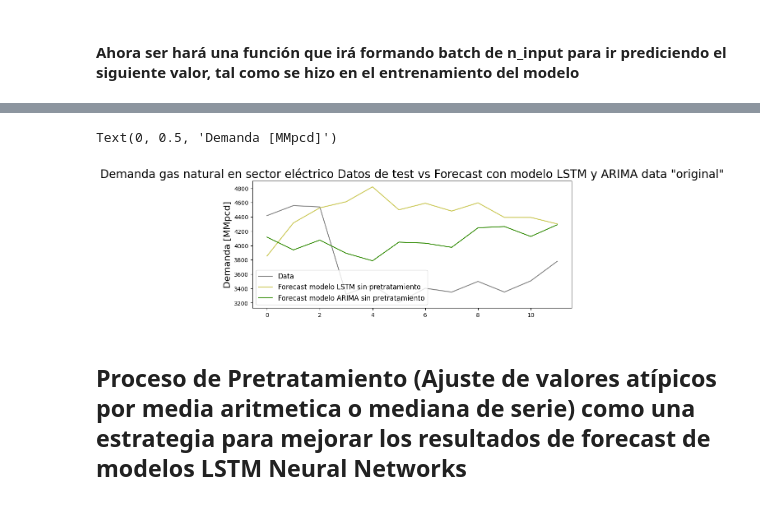
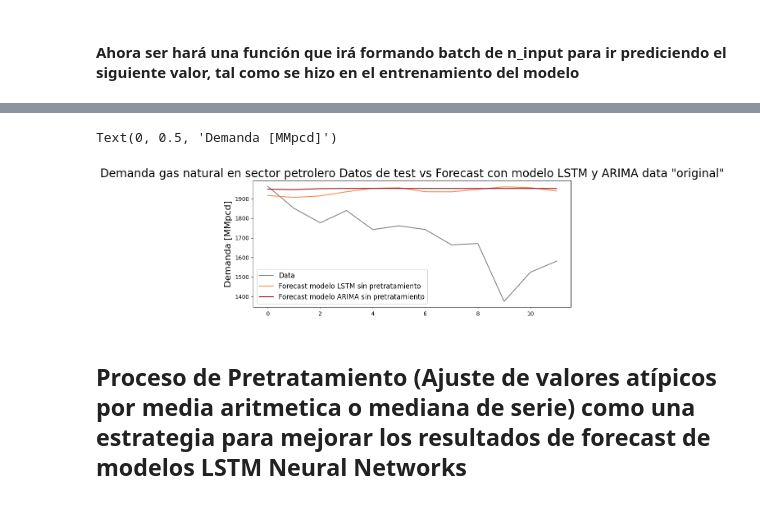
Before and after one commit to Sergio-Ibarra-1795/MIS_Tesis_GitHub, a Jupyter notebook: Demanda_petrolero_full_v1.ipynb, the cells around one changed output, grey strips where cells are left out. Cells and saved outputs as stored; diff of their text form; code cells hidden in the pictures.

```diff
--- a/Demanda_petrolero_full_v1.ipynb
+++ b/Demanda_petrolero_full_v1.ipynb
@@ -458,5 +410,5 @@ demanda_electrico_original_test_data[0]
 # %% [markdown]
 #### Ahora ser hará una función que irá formando batch de n_input para ir prediciendo el siguiente valor, tal como se hizo en el entrenamiento del modelo
 # %%
-n_input = 24
+n_input = 12
 n_features = 1
@@ -491,8 +421,13 @@ current_batch = first_eval_batch.reshape((1, n_input, n_features))
 for i in range(len(demanda_petrolero_original_test_data)):
 
     # get the prediction value for the first batch
-    current_pred = model_LSTM_petrolero.predict(current_batch)[0]
+    current_pred = model_LSTM_petrolero_original.predict(current_batch)[0]
 
+    print("Current_batch is:")
+    print(current_batch)
+    print("************************************************************************")
+    print("Current_pred is:")
+    print(current_pred)
     # append the prediction into the array
     test_predictions_model_LSTM_petrolero.append(current_pred)
 
@@ -561,13 +586,13 @@ RMSE: 983.8958170188765
 # %%
 ##Create the model
-model_ARIMA_electrico_original = ARIMA (demanda_electrico_original_train_data, order=(4,1,4))
+model_ARIMA_petrolero_original = ARIMA (demanda_petrolero_original_train_data, order=(4,1,1))
 
 ##Fit the model
 start = time()
-model_ARIMA_electrico_original_fit = model_ARIMA_electrico_original.fit()
+model_ARIMA_petrolero_original_fit = model_ARIMA_petrolero_original.fit()
 end = time()
 print('Model fitting time', end-start)
 
 ##Summary of the model
-print(model_ARIMA_electrico_original_fit.summary())
+print(model_ARIMA_petrolero_original_fit.summary())
 # %% [output]
@@ -590,10 +615,10 @@ Warnings:
 [1] Covariance matrix calculated using the outer product of gradients (complex-step).
 # %%
 ##get prediction start and end dates
-pred_model_ARIMA_electrico_start_date = demanda_electrico_original_test_data.index[0]
-pred_model_ARIMA_electrico_end_date = demanda_electrico_original_test_data.index[-1]
+pred_model_ARIMA_petrolero_start_date = demanda_petrolero_original_test_data.index[0]
+pred_model_ARIMA_petrolero_end_date = demanda_petrolero_original_test_data.index[-1]
 
 ##get the predictors and residuals
-predictions_model_ARIMA_electrico_original = model_ARIMA_electrico_original_fit.predict(start=pred_model_ARIMA_electrico_start_date, end= pred_model_ARIMA_electrico_end_date)
-predictions_model_ARIMA_electrico_original
+predictions_model_ARIMA_petrolero_original = model_ARIMA_petrolero_original_fit.predict(start=pred_model_ARIMA_petrolero_start_date, end= pred_model_ARIMA_petrolero_end_date)
+predictions_model_ARIMA_petrolero_original
 # %% [output]
@@ -628,16 +653,16 @@ test_predictions_model_LSTM_electrico
 # %%
 ##Ploting the predicitons vs the test_data
 plt.figure(figsize =(10,4))
-plt.plot(demanda_electrico_original_test_data['Demanded_Gas'].values, color='gray')
-plt.plot(test_predictions_model_LSTM_electrico, color='#CAC753')
-plt.plot(predictions_model_ARIMA_electrico_original.values, color='#368E0B')
+plt.plot(demanda_petrolero_original_test_data['Demanded_Gas'].values, color='gray')
+plt.plot(test_predictions_model_LSTM_petrolero, color='#F8873E')
+plt.plot(predictions_model_ARIMA_petrolero_original.values, color='#92071C')
 plt.legend(('Data', 'Forecast modelo LSTM sin pretratamiento', 'Forecast modelo ARIMA sin pretratamiento'), fontsize=12)
 
-plt.title('Demanda gas natural en sector eléctrico Datos de test vs Forecast con modelo LSTM y ARIMA data "original"', fontsize=20)
+plt.title('Demanda gas natural en sector petrolero Datos de test vs Forecast con modelo LSTM y ARIMA data "original"', fontsize=20)
 plt.ylabel('Demanda [MMpcd]', fontsize=16)
 # %% [output]
 Text(0, 0.5, 'Demanda [MMpcd]')
-[figure, old version]
+[figure, new version]
 # %% [markdown]
 ## Proceso de Pretratamiento (Ajuste de valores atípicos por media aritmetica o mediana de serie) como una estrategia para mejorar los resultados de forecast de modelos LSTM Neural Networks
 # %% [markdown]
```
Also changed, not shown: parts of 63 cells of this notebook, 3 other files.
